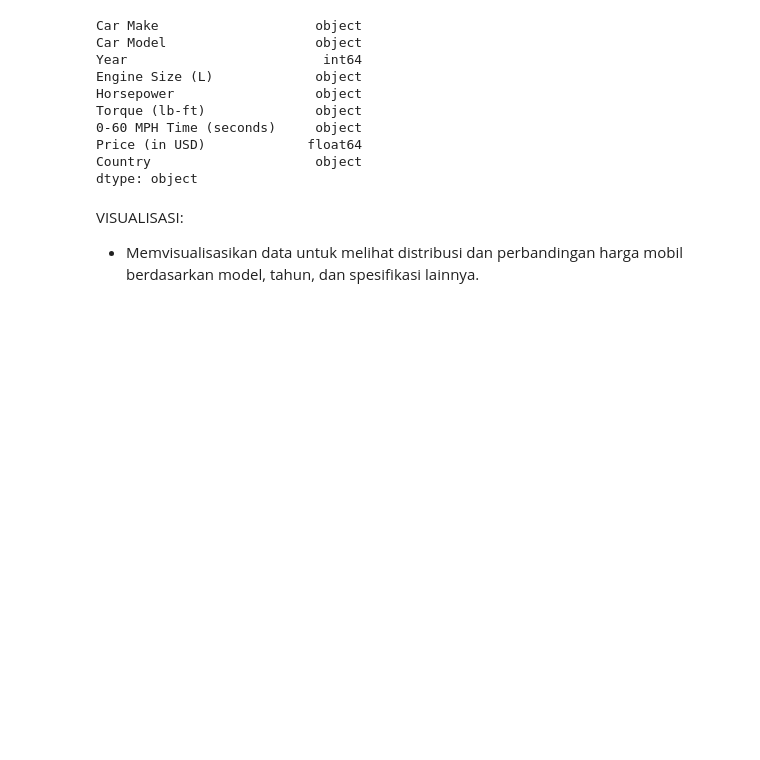
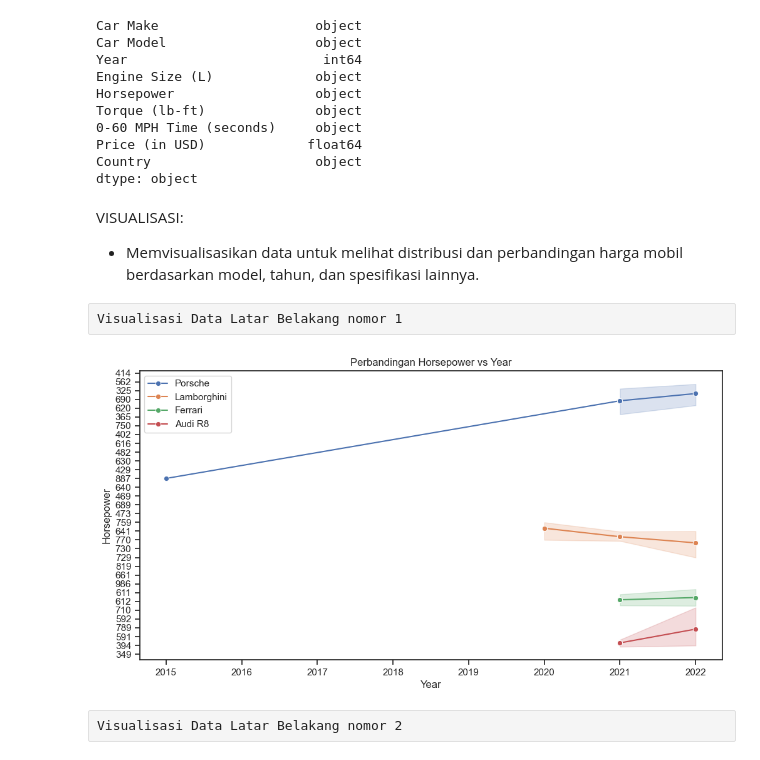
Before and after one commit to Sastraaaa/Car-Price-Analyst, a Jupyter notebook: car update.ipynb, the cells around one changed output. Saved outputs shown, nothing was run; the diff lists cells and outputs as text; code cells hidden in the pictures; blank space fills up the shorter version.

```diff
--- a/car update.ipynb
+++ b/car update.ipynb
@@ -150,3 +150,34 @@ dtype: object
 # %% [markdown]
 VISUALISASI:
 - Memvisualisasikan data untuk melihat distribusi dan perbandingan harga mobil berdasarkan model, tahun, dan spesifikasi lainnya.
+# %% [raw]
+Visualisasi Data Latar Belakang nomor 1
+# %%
+import pandas as pd
+import matplotlib.pyplot as plt
+import seaborn as sns
+
+# Membaca data dari file CSV
+df = pd.read_csv('Sport car price updated.csv')
+
+# Memilih hanya data untuk keempat mobil
+porsche_data = df[df['Car Make'] == 'Porsche']
+lamborghini_data = df[df['Car Make'] == 'Lamborghini']
+ferrari_data = df[df['Car Make'] == 'Ferrari']
+audi_data = df[df['Car Make'] == 'Audi']
+
+# Line plot perbandingan Horsepower vs Year
+plt.figure(figsize=(12, 6))
+sns.lineplot(x='Year', y='Horsepower', data=porsche_data, label='Porsche', marker='o')
+sns.lineplot(x='Year', y='Horsepower', data=lamborghini_data, label='Lamborghini', marker='o')
+sns.lineplot(x='Year', y='Horsepower', data=ferrari_data, label='Ferrari', marker='o')
+sns.lineplot(x='Year', y='Horsepower', data=audi_data, label='Audi R8', marker='o')
+plt.title('Perbandingan Horsepower vs Year')
+plt.xlabel('Year')
+plt.ylabel('Horsepower')
+plt.legend()
+plt.show()
+# %% [output]
+[figure, added]
+# %% [raw]
+Visualisasi Data Latar Belakang nomor 2
```
Also changed, not shown: parts of 5 cells of this notebook.
